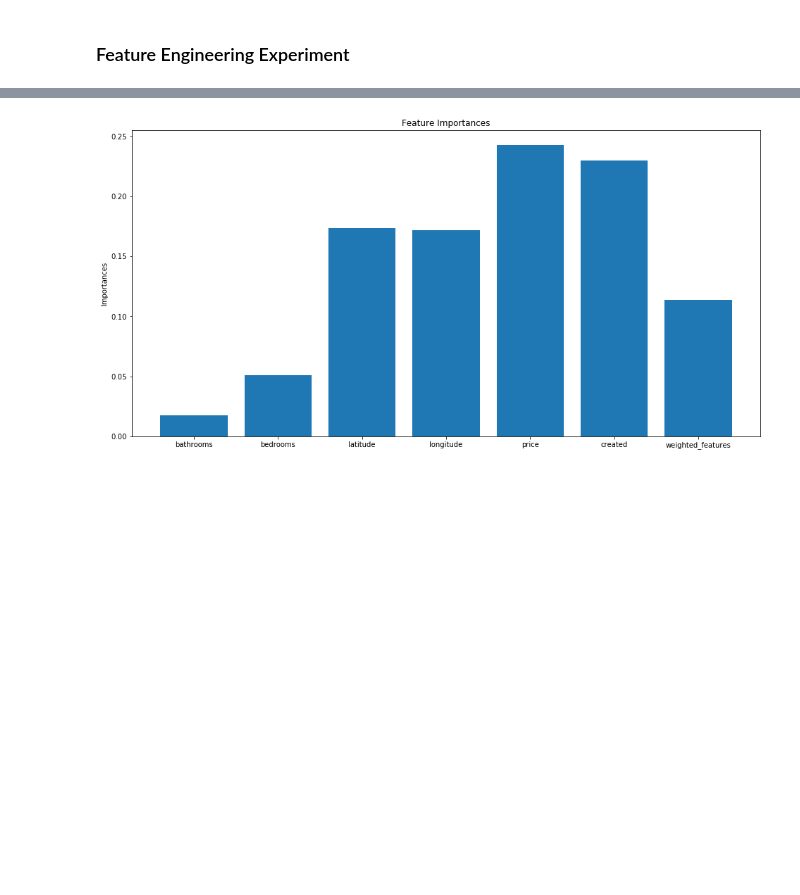
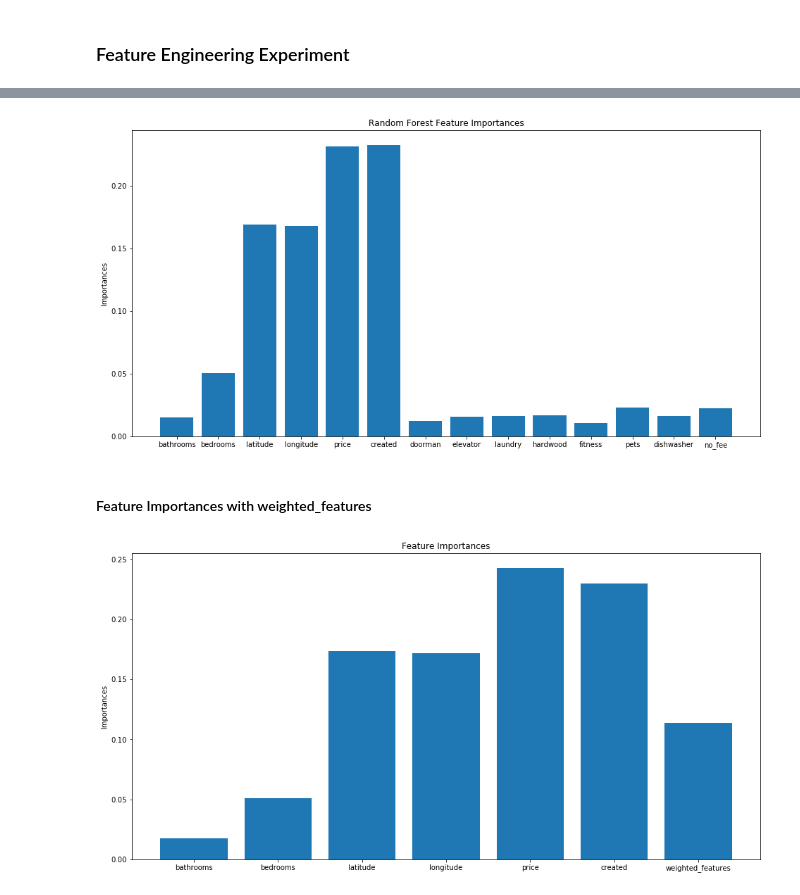
Before and after one commit to zhucebuliaolongchuan/Tandon_Torch, a Jupyter notebook: Tandon_Torch_refined.ipynb, the cells around one changed output, grey strips where cells are left out. Saved outputs shown, nothing was run; the diff lists cells and outputs as text; code cells hidden in the pictures; blank space fills up the shorter version.

```diff
--- a/Tandon_Torch_refined.ipynb
+++ b/Tandon_Torch_refined.ipynb
@@ -117,5 +118,6 @@ df
 # columns = ['bathrooms', 'bedrooms', 'latitude', 'longitude', 'price', 'created', 'doorman', 'elevator', 'laundry', 'hardwood', 'fitness', 'pets', 'dishwasher', 'no_fee', 'interest_level']
 columns = ['bathrooms', 'bedrooms', 'latitude', 'longitude', 'price', 'created', 'weighted_features', 'interest_level']
 # df = preprocess_data(df)
-train_data = df[columns]
-train_data
+data = df[columns]
+X, y = data.drop('interest_level', 1), data.interest_level
+X_train, X_test, y_train, y_test = train_test_split(X, y, test_size = 0.4)
@@ -142,0 +128,4 @@ train_data
+# %%
+old_columns = ['bathrooms', 'bedrooms', 'latitude', 'longitude', 'price', 'created', 'doorman', 'elevator', 'laundry', 'hardwood', 'fitness', 'pets', 'dishwasher', 'no_fee', 'interest_level']
+pre_train_data = df[old_columns]
+pre_train_data
@@ -143 +151,18 @@ train_data
+# %%
+pre_random_forest = RandomForestClassifier(n_estimators=250, random_state=0)
+X, y = pre_train_data.drop('interest_level', 1), train_data.interest_level
+pre_random_forest.fit(X, y)
+importances = pre_random_forest.feature_importances_
+# %%
+# Plot the Picture for the feature importances
+plt.figure(figsize=(16,8))
+plt.bar(np.arange(14), pre_random_forest.feature_importances_)
+plt.xticks(np.arange(14), old_columns)
+plt.ylabel('Importances')
+plt.title('Random Forest Feature Importances')
+plt.show()
+# %% [output]
+[figure, added]
+# %% [markdown]
+#### Feature Importances with weighted_features
 # %%
```
Also changed, not shown: parts of 26 cells of this notebook.
